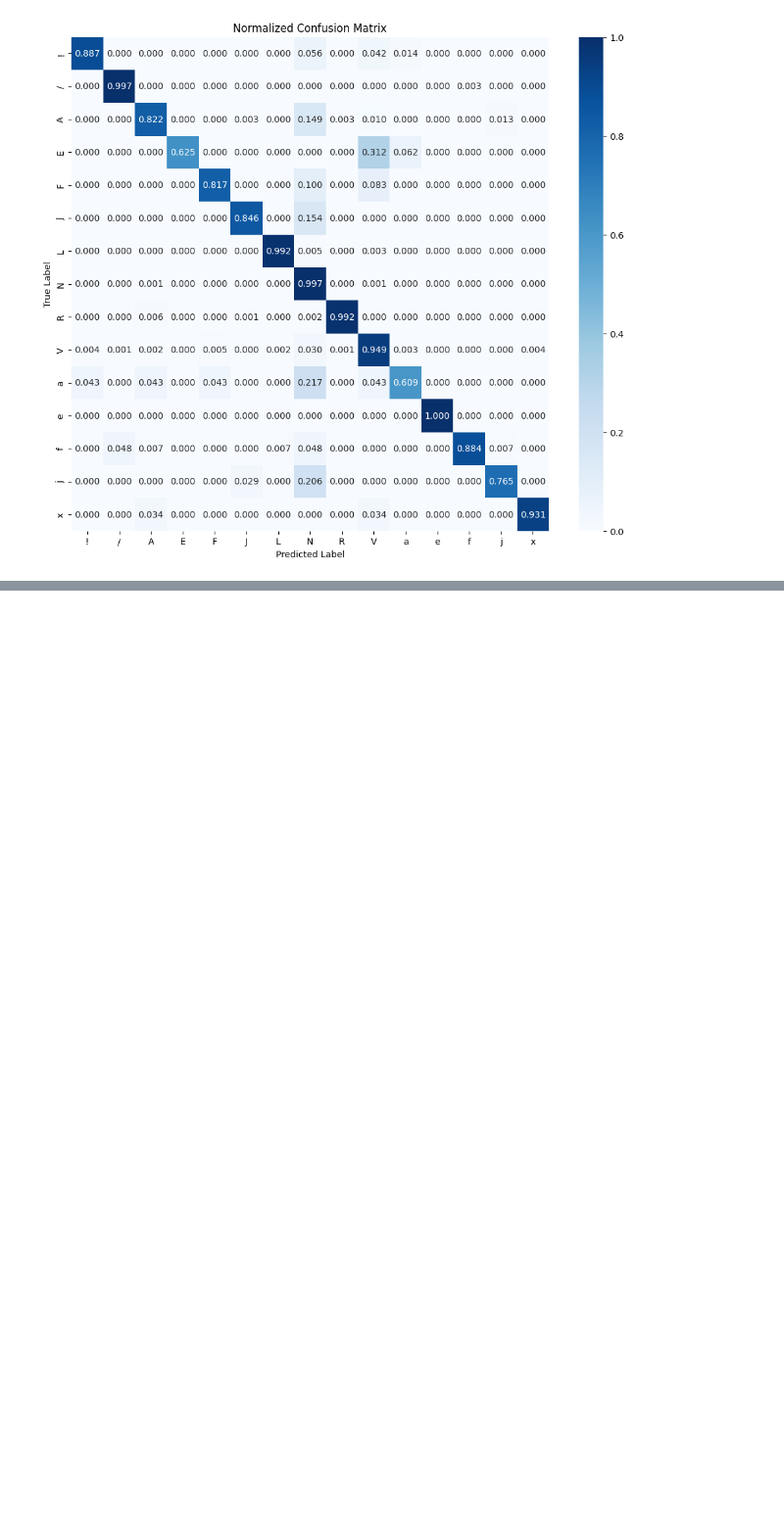
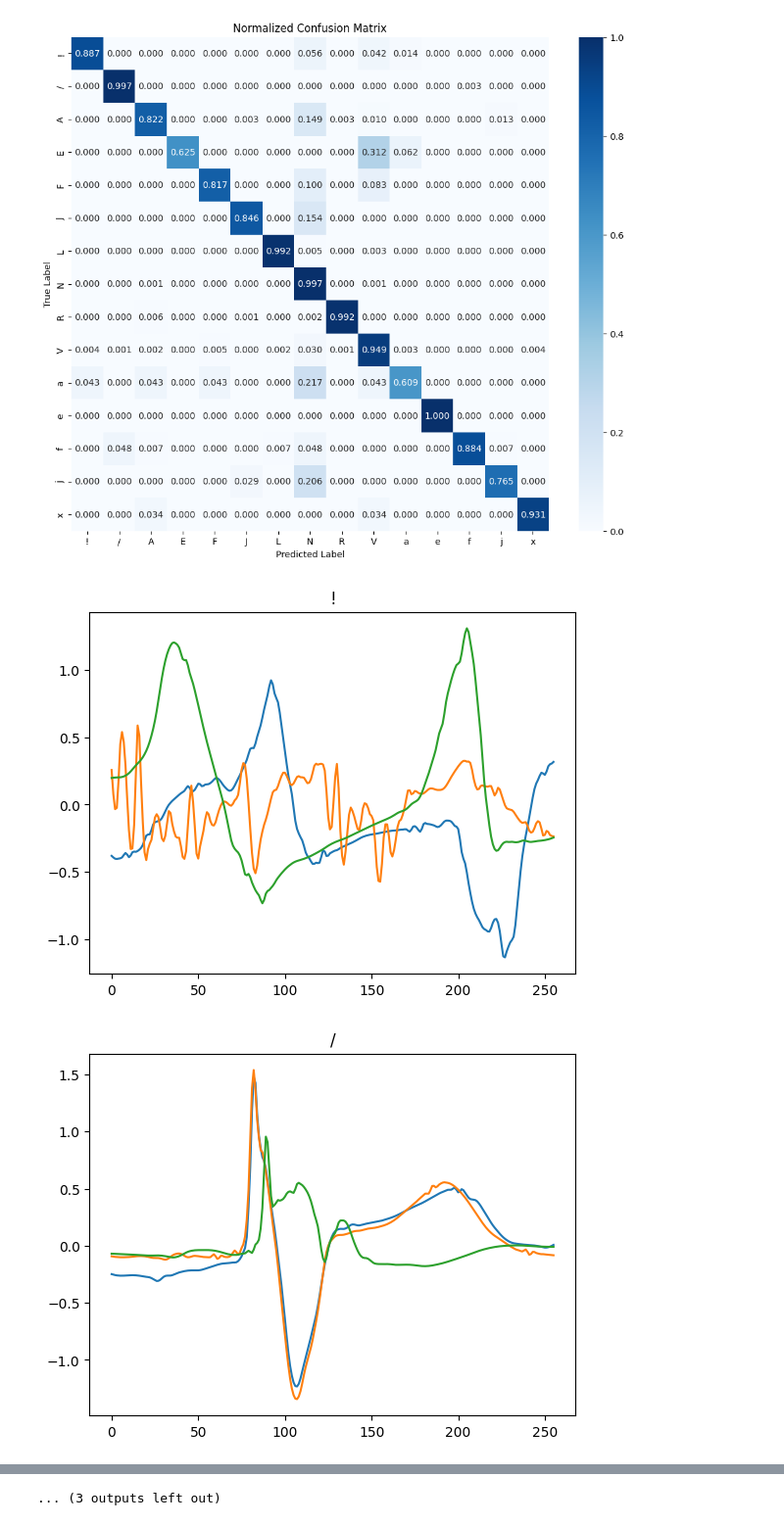
Before and after one commit to darinvi/NN-Exam-Mitdb, a Jupyter notebook: stuff.ipynb, the cells around one changed output, grey strips where cells are left out. Shown at 98% size. Cells and saved outputs as stored; diff of their text form; code cells hidden in the pictures; blank space fills up the shorter version.

```diff
--- a/stuff.ipynb
+++ b/stuff.ipynb
@@ -137,5 +150,9 @@ Model: "functional"
  Trainable params: 55,855 (218.18 KB)
  Non-trainable params: 0 (0.00 B)
 # %%
-es = tf.keras.callbacks.EarlyStopping(monitor='val_loss', patience=5, restore_best_weights=True)
-history = model.fit(X_train, y_train, epochs=50, batch_size=32, validation_data=(X_valid, y_valid), callbacks=[es])
+if not os.path.exists('model.keras'):
+    es = tf.keras.callbacks.EarlyStopping(monitor='val_loss', patience=5, restore_best_weights=True)
+    history = model.fit(X_train, y_train, epochs=50, batch_size=32, validation_data=(X_valid, y_valid), callbacks=[es])
+    model.save('model.keras')
+else:
+    model = tf.keras.models.load_model('model.keras')
@@ -188,3 +185,18 @@ plt.ylabel('True Label')
 plt.show()
 # %% [output]
 [figure]
+# %%
+y_test = np.argmax(y_test, axis=1)
+# %%
+mask = y_test != pred
+# %%
+np.random.seed(42)
+for i, n in enumerate(names):
+    _, axs = plt.subplots(1, 5, figsize=(15, 15))
+    m = (y_test == i) & mask
+    for j in np.random.permutation(m.sum())[:5]:
+        axs[j].plot(X_test[m][j])
+    plt.show()
+# %% [output]
+[figure, added]
+[figure, added]
@@ -190,0 +213 @@ plt.show()
+... (3 outputs left out)
```
Also changed, not shown: parts of 7 cells of this notebook.
